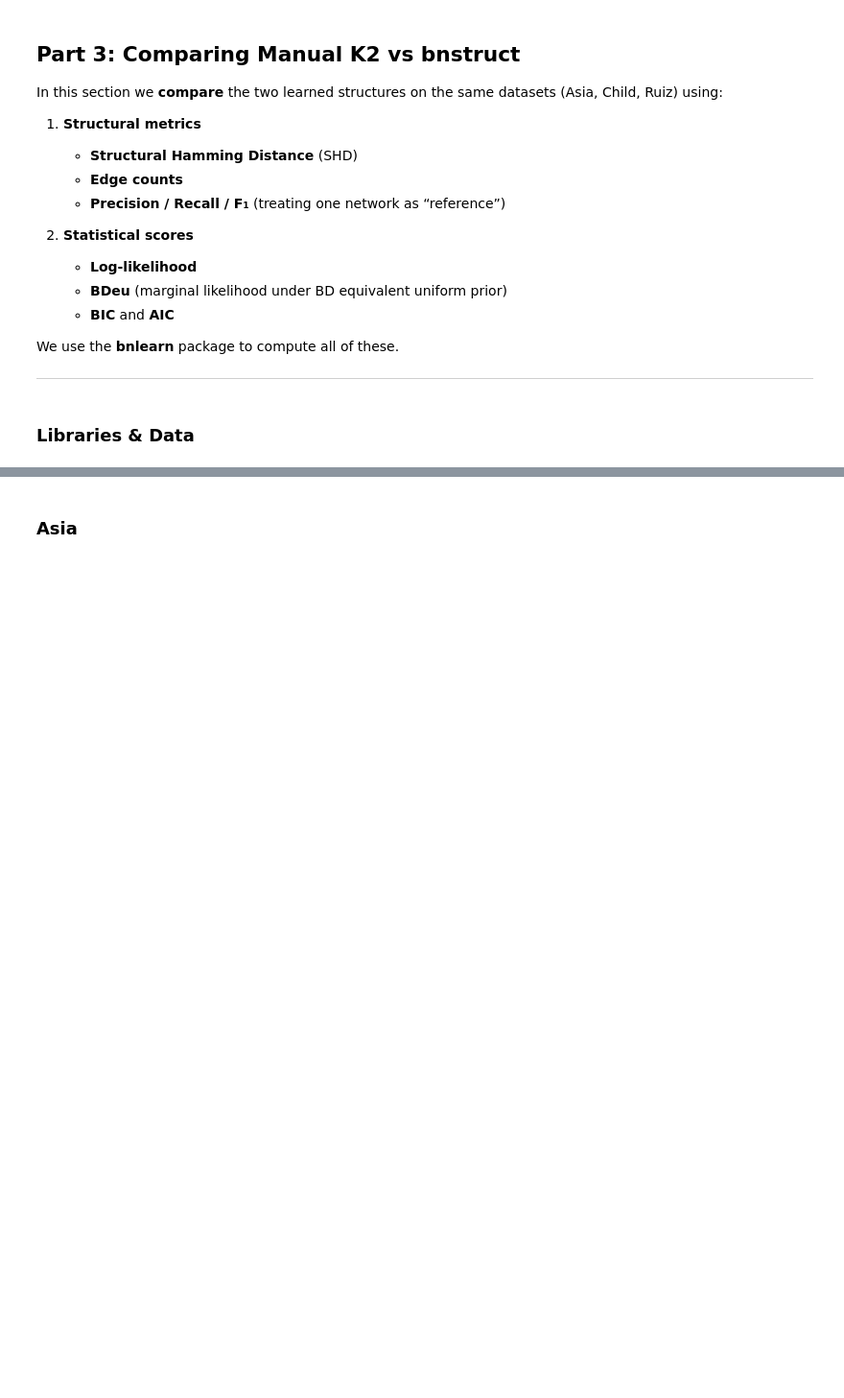
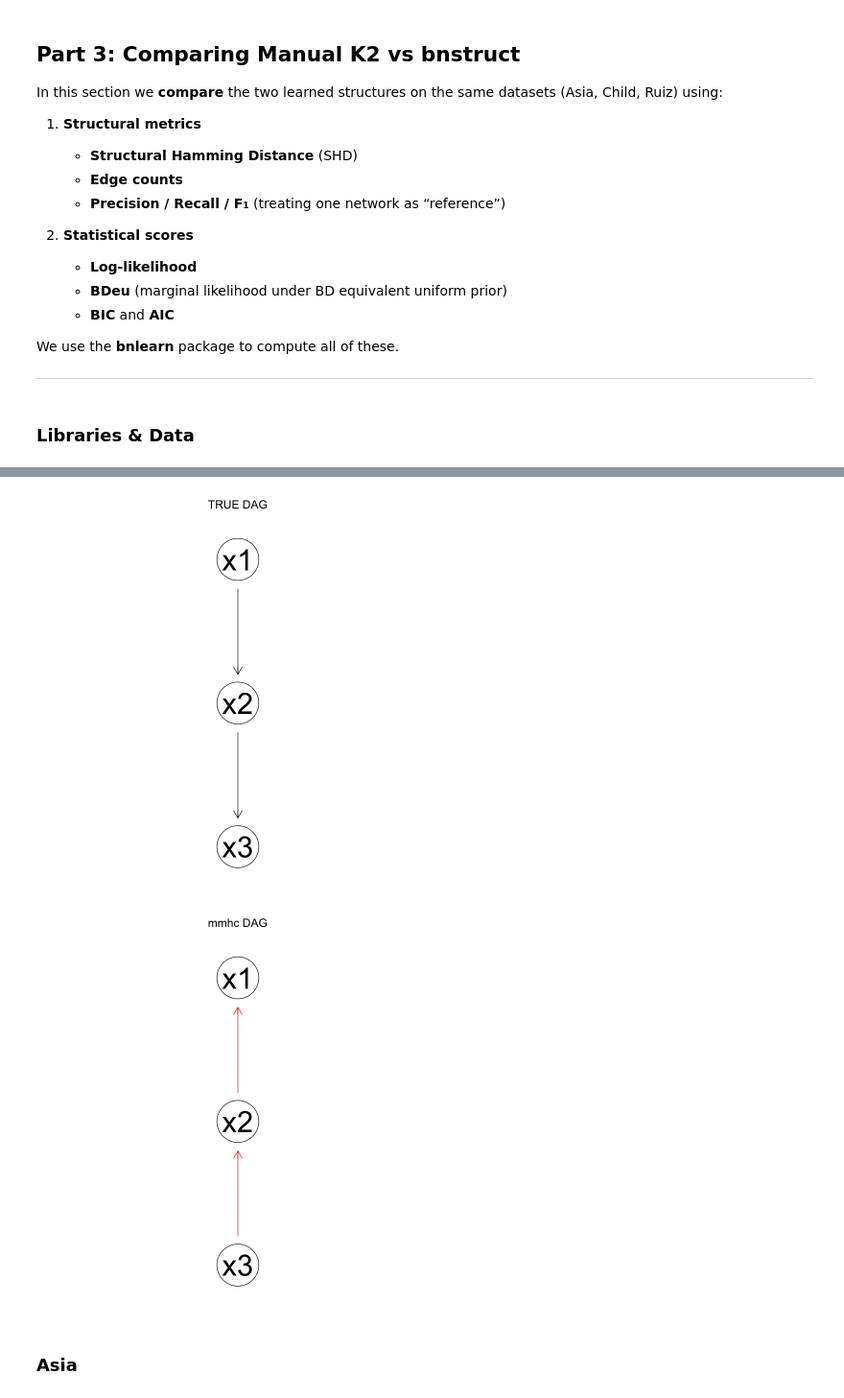
Before and after one commit to filippobezzi/bayesian_networks, a Jupyter notebook: part3_comparison.ipynb, the cells around one changed output, grey strips where cells are left out. Shown at 96% size. Cells and saved outputs as stored; diff of their text form; code cells hidden in the pictures; blank space fills up the shorter version.

```diff
--- a/part3_comparison.ipynb
+++ b/part3_comparison.ipynb
@@ -90,4 +71,10 @@ bnstruct :: parameter learning done.
 # %%
-# ruiz_man_bs <- bnlearn_to_bnstruct(ruiz_net, ruiz_data)
-# # asia_man_bs <- bnlearn_to_bnstruct(asia_net, asia_bs)
-# child_man_bs <- bnlearn_to_bnstruct(child_net, child_bs)
+bnstruct_to_bnlearn <- function(bnstruct_net) {
+  vars <- variables(bnstruct_net)
+  adj  <- dag(bnstruct_net)
+  bn   <- empty.graph(nodes=vars)
+  for(i in seq_along(vars)) for(j in seq_along(vars))
+    if(adj[i,j]==1)
+      bn <- set.arc(bn, from=vars[i], to=vars[j])
+  bn
+}
@@ -144,2 +142,8 @@ x3
+# %%
+######## bnstruct ########
+graphviz.compare(ruiz.true.dag, ruiz_bs_bn, shape="circle", main = c("TRUE DAG", "MMHC DAG"))
+# %% [output]
+[figure, added]
+[figure, added]
 # %% [markdown]
 ### Asia
```
Also changed, not shown: parts of 33 cells of this notebook, 1 other file.
